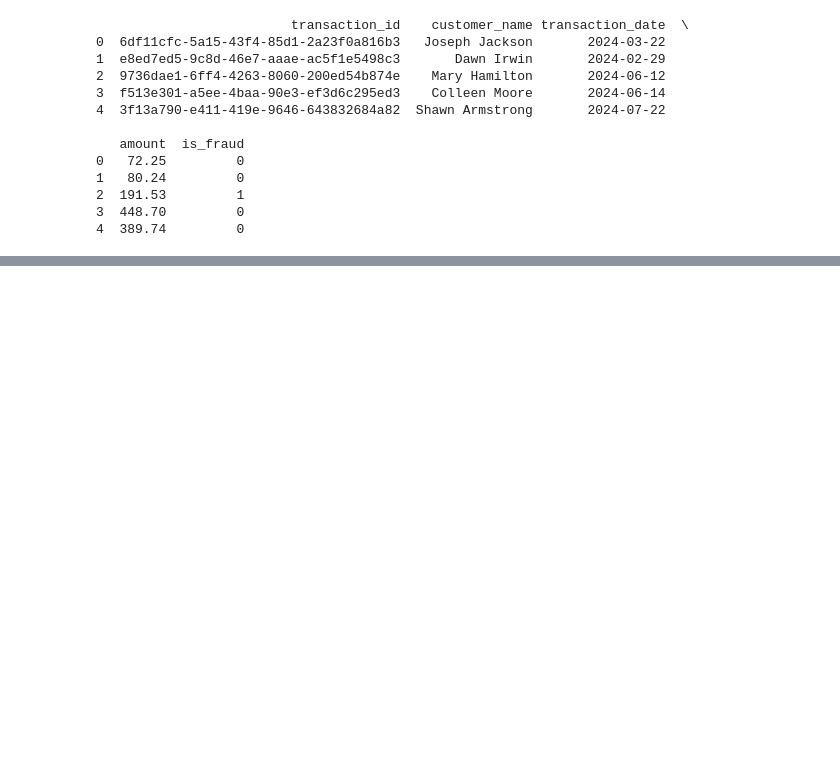
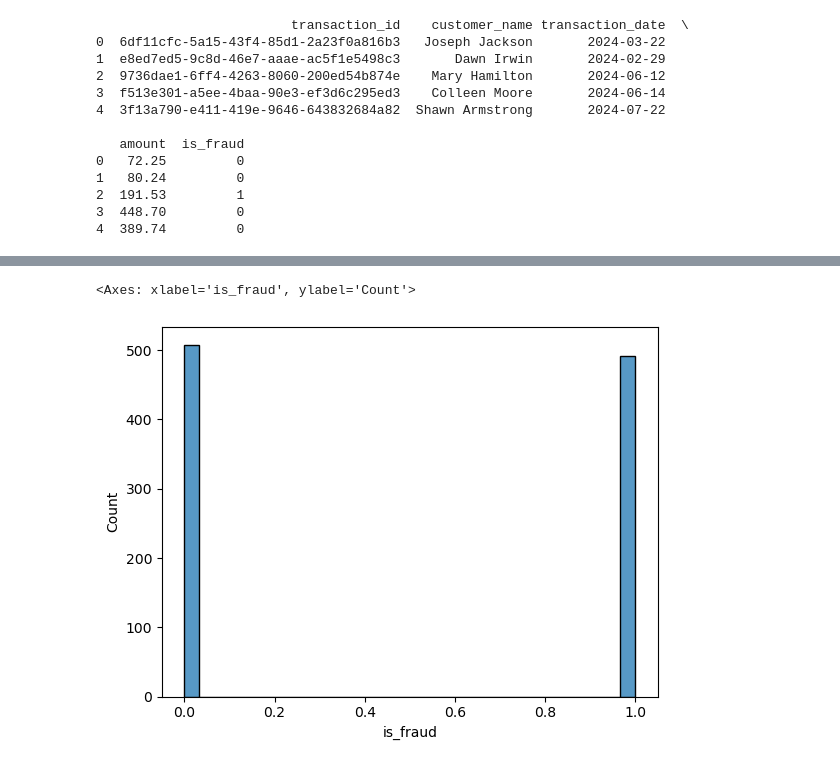
Before and after one commit to Katumbela/data-science-projects, a Jupyter notebook: transation_fake_generator.ipynb, the cells around one changed output, grey strips where cells are left out. Drawn from its saved outputs; the diff is of its cells as text; code cells hidden in the pictures; blank space fills up the shorter version.

```diff
--- a/transation_fake_generator.ipynb
+++ b/transation_fake_generator.ipynb
@@ -39,0 +110,5 @@ print(df.head())
+# %%
+sns.histplot(df['is_fraud'], bins=30)  # Histograma para verificar a distribuição
+# %% [output]
+<Axes: xlabel='is_fraud', ylabel='Count'>
+[figure, added]
```
Also changed, not shown: parts of 8 cells of this notebook.
